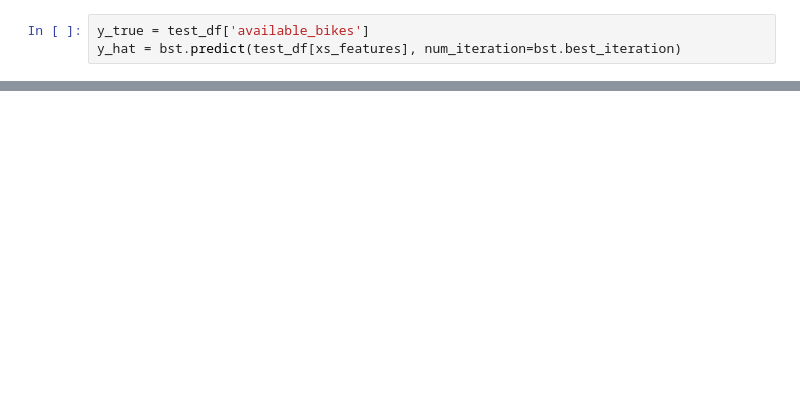
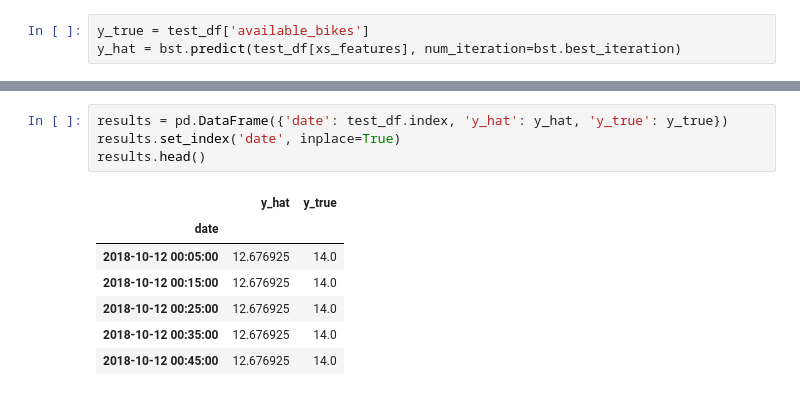
Before and after one commit to ADS2018UB/easyrider, a Jupyter notebook: notebooks/lag-features.ipynb, the cells around one changed output, grey strips where cells are left out. Saved outputs shown, nothing was run; the diff lists cells and outputs as text; blank space fills up the shorter version.

```diff
--- a/notebooks/lag-features.ipynb
+++ b/notebooks/lag-features.ipynb
@@ -264,0 +263,12 @@ lgb.plot_importance(bst)
+# %%
+results = pd.DataFrame({'date': test_df.index, 'y_hat': y_hat, 'y_true': y_true})
+results.set_index('date', inplace=True)
+results.head()
+# %% [output]
+|  | y_hat | y_true |
+| date |  |  |
+| 2018-10-12 00:05:00 | 12.676925 | 14.0 |
+| 2018-10-12 00:15:00 | 12.676925 | 14.0 |
+| 2018-10-12 00:25:00 | 12.676925 | 14.0 |
+| 2018-10-12 00:35:00 | 12.676925 | 14.0 |
+| 2018-10-12 00:45:00 | 12.676925 | 14.0 |
```
Also changed, not shown: parts of 13 cells of this notebook.
